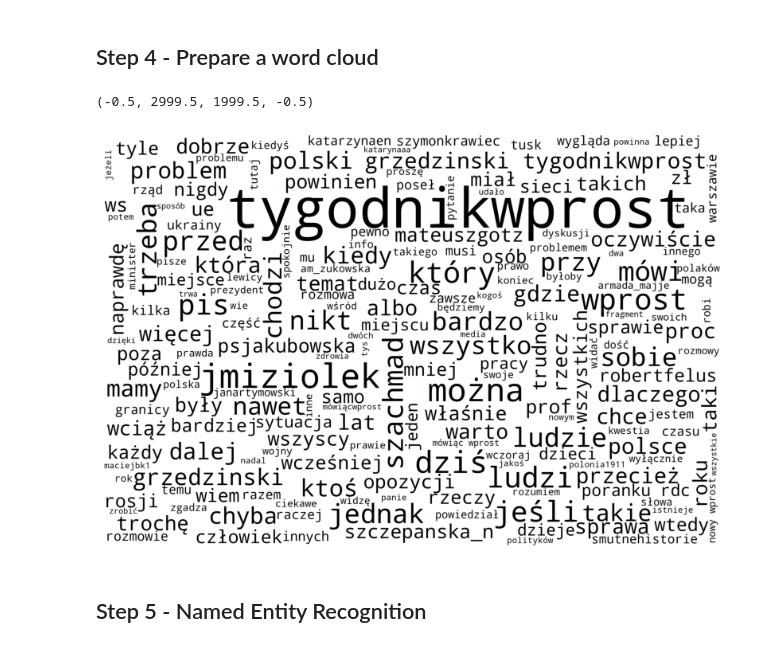
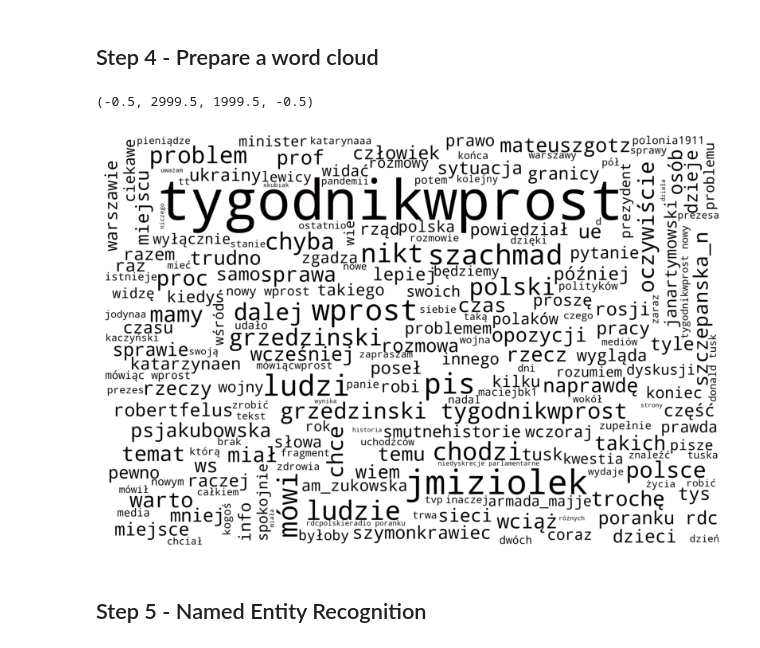
Before and after one commit to elszczepano/master-thesis-automation, a Jupyter notebook: notebooks/Semantic Content Analysis.ipynb, the cells around one changed output. Drawn from its saved outputs; the diff is of its cells as text; code cells hidden in the pictures.

Commit message:
Extend word cloud, find collocations

```diff
--- a/notebooks/Semantic Content Analysis.ipynb
+++ b/notebooks/Semantic Content Analysis.ipynb
@@ -70,44 +70,66 @@ from wordcloud import WordCloud
 def black_color_func(word, font_size, position,orientation,random_state=None, **kwargs):
     return("hsl(0,100%, 1%)")
 
-skip_words = [
-    'nie', 't', 'się', 'co', 'że', 'na', 'z', 'jest', 'w', 'po', 'o', 'rt', 'dla', 'za', 'tym', 'mają', 'może',
-    'jego', 'tak', 'nie', 'ma', 'czy', 'jak', 'już', 'kto', 'być', 'są', 'tej', 'jako', 'ale', 'tego', 'od', 'jej',
-    'ich', 'go', 'pod', 'nad', 'ten', 'ja', 'nic', 'gdyby', 'bez', 'nich', 'pan', 'pani', 'im', 'tak', 'też', 'że',
-    'ci', 'tę' ,'te', 'bo', 'dlatego', 'ponieważ', 'oraz', 'gdyż', 'u', 'coś', 'mnie', 'niż', 'jaka', 'gdy', 'się',
-    'aby', 'żeby', 'by', 'oby', 'tych', 'tam', 'tu', 'które', 'której', 'którego', 'którym', 'ile', 'mam', 'ta',
-    'jest', 'sam', 'niby', 'którzy', 'których', 'oni', 'jakieś', 'teraz', 'będzie', 'tym', 'było', 'przez', 'tylko',
-    'je', 'wiele', 'nas', 'da', 'była', 'będą', 'np', 'nim', 'mi', 'itd', 'nam', 'i', 'ok', 'był', 'to', 'a', 'ty',
-    'czym', 'jeszcze', 'ze'
+# Extended https://github.com/bieli/stopwords/blob/master/polish.stopwords.txt
+stop_words = [
+    'a', 'aby', 'ach', 'acz', 'aczkolwiek', 'aj', 'albo', 'ale', 'alez', 'ależ', 'ani', 'az', 'aż', 'bardziej',
+    'bardzo', 'beda', 'bedzie', 'bez', 'będą', 'bede', 'będę', 'będzie', 'bo', 'bowiem', 'by', 'byc', 'być', 'byl',
+    'byla', 'byli', 'bylo', 'byly', 'był', 'była', 'było', 'były', 'bynajmniej', 'cala', 'cali', 'caly', 'cała',
+    'cały', 'ci', 'cie', 'ciebie', 'cię', 'co', 'cokolwiek', 'cos', 'coś', 'czasami', 'czasem', 'czemu', 'czy',
+    'czyli', 'czym', 'daleko', 'da', 'dla', 'dlaczego', 'dlatego', 'do', 'dobrze', 'dokad', 'dokąd', 'dosc', 'dość',
+    'duzo', 'dużo', 'dwa', 'dwaj', 'dwie', 'dwoje', 'dzis', 'dzisiaj', 'dziś', 'gdy', 'gdyby', 'gdyz', 'gdyż',
+    'gdzie', 'gdziekolwiek', 'gdzies', 'gdzieś', 'go', 'i', 'ich', 'ile', 'im', 'inna', 'inne', 'inny', 'innych',
+    'itd', 'iz', 'iż', 'ja', 'jak', 'jaka', 'jakas', 'jakaś', 'jakby', 'jaki', 'jakichs', 'jakichś', 'jakie',
+    'jakieś', 'jakis', 'jakies', 'jakiś', 'jakiz', 'jakiż', 'jakkolwiek', 'jako', 'jakos', 'jakoś', 'ją', 'je',
+    'jeden', 'jedna', 'jednak', 'jednakze', 'jednakże', 'jedno', 'jego', 'jej', 'jemu', 'jesli', 'jest', 'jestem',
+    'jeszcze', 'jeśli', 'jezeli', 'jeżeli', 'juz', 'już', 'kazdy', 'każdy', 'kiedy', 'kilka', 'kims', 'kimś', 'kto',
+    'ktokolwiek', 'ktora', 'ktore,', 'ktorego', 'ktorej', 'ktory', 'ktorych', 'ktorym', 'ktorzy', 'ktos', 'ktoś',
+    'która', 'które', 'którego', 'której', 'który', 'których', 'którym', 'którzy', 'ku', 'lat', 'lecz', 'lub',
+    'ma', 'mają', 'maja', 'mało', 'mam', 'mi', 'miedzy', 'między', 'mimo', 'mna', 'mną', 'mnie', 'moga', 'mogą',
+    'moi', 'moim', 'moj', 'moja', 'moje', 'moze', 'mozliwe', 'mozna', 'może', 'możliwe', 'mój', 'można', 'mu',
+    'musi', 'my', 'na', 'nad', 'nam', 'nami', 'nas', 'nasi', 'nasz', 'nasza', 'nasze', 'naszego', 'naszych',
+    'natomiast', 'natychmiast', 'nawet', 'nia', 'niby', 'nic', 'nią', 'nie', 'nich', 'niech', 'niego', 'niej',
+    'niemu', 'niemu', 'nigdy', 'nim', 'nimi', 'niz', 'niż', 'no', 'np', 'nr', 'o', 'obok', 'oby', 'od', 'ok',
+    'około', 'on', 'ona', 'one', 'oni', 'ono', 'oraz', 'oto', 'owszem', 'pan', 'pana', 'pani', 'po', 'pod',
+    'podczas', 'pomimo', 'ponad', 'poniewaz', 'ponieważ', 'powinien', 'powinna', 'powinni', 'powinno', 'poza',
+    'prawie', 'przeciez', 'przecież', 'przed', 'przede', 'przedtem', 'przez', 'przy', 'roku', 'rowniez',
+    'również', 'rt', 'sam', 'sama', 'są', 'sie', 'się', 'skad', 'skąd', 'soba', 'sobą', 'sobie', 'sposob',
+    'sposób', 'swoje', 't', 'tt', 'ta', 'tak', 'taka', 'taki', 'takie', 'takze', 'także', 'tam', 'te', 'tę',
+    'tego', 'tej', 'ten', 'teraz', 'też', 'to', 'toba', 'tobą', 'tobie', 'totez', 'toteż', 'totobą', 'trzeba',
+    'tu', 'tutaj', 'twoi', 'twoim', 'twoj', 'twoja', 'twoje', 'twój', 'twym', 'ty', 'tych', 'tylko', 'tym',
+    'u', 'w', 'wam', 'wami', 'was', 'wasz', 'wasza', 'wasze', 'we', 'według', 'wiele', 'wielu', 'więc', 'więcej',
+    'wlasnie', 'właśnie', 'wszyscy', 'wszystkich', 'wszystkie', 'wszystkim', 'wszystko', 'wtedy', 'wy', 'z', 'za',
+    'zaden', 'zadna', 'zadne', 'zadnych', 'zapewne', 'zawsze', 'ze', 'zeby', 'zeznowu', 'zł', 'znow', 'znowu',
+    'znów', 'zostal', 'został', 'żaden', 'żadna', 'żadne', 'żadnych', 'że', 'żeby'
 ]
 
 merged_tweets = separator.join(tweets).lower()
 
 merged_tweets = re.sub(r'http\S+', '', merged_tweets)
 
 words = merged_tweets.split()
 
 trimmed_words = list()
 
 for word in words:
     word = re.sub('\W+','', word)
-    if word not in skip_words and not word.startswith('@'):
+    if word not in stop_words and not word.startswith('@'):
         trimmed_words.append( word )
 
 text = ' '.join(trimmed_words)
 
 wordcloud = WordCloud(background_color="white", width=3000, height=2000).generate(text)
 
 wordcloud.recolor(color_func = black_color_func)
 
 plt.figure(figsize=[10, 15])
 
 plt.imshow(wordcloud)
 
 plt.axis("off")
 # %% [output]
 (-0.5, 2999.5, 1999.5, -0.5)
-[figure, old version]
+[figure, new version]
 # %% [markdown]
 ## Step 5 - Named Entity Recognition
 # %%
```
Also changed, not shown: parts of 3 cells of this notebook.
